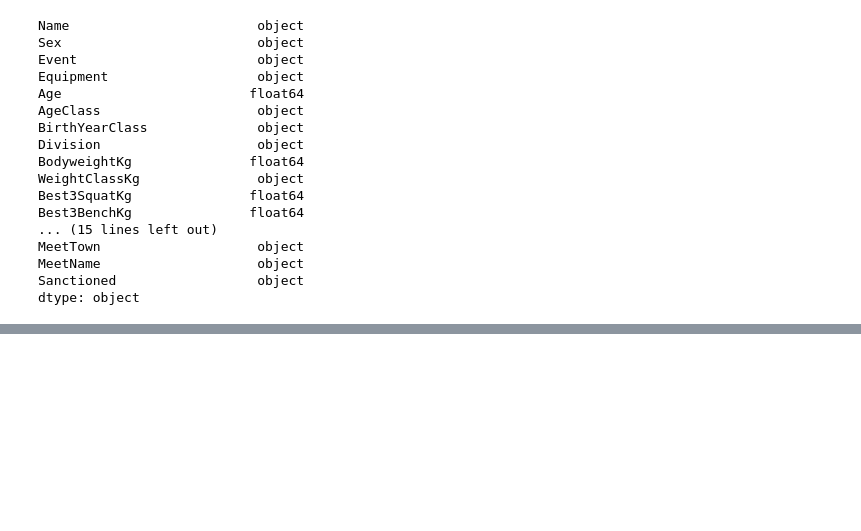
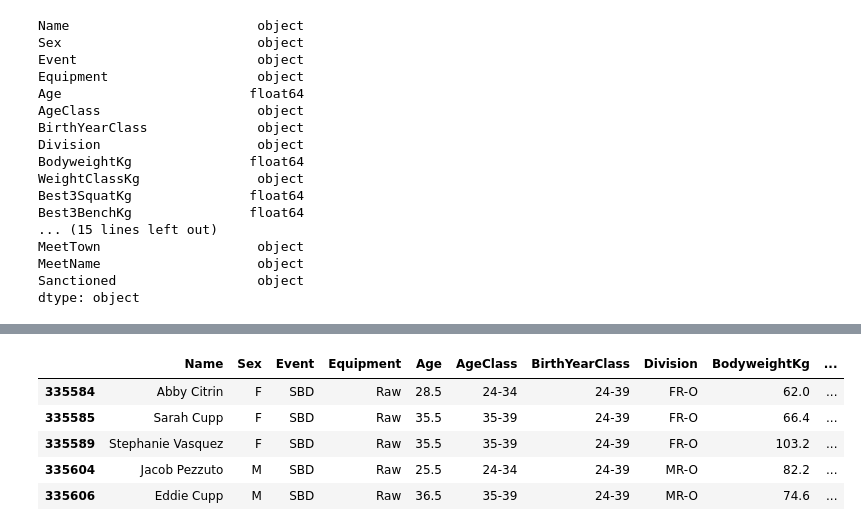
Before and after one commit to say917/Project_Powerlift, a Jupyter notebook: merged_test_v2.ipynb, the cells around one changed output, grey strips where cells are left out. Saved outputs shown, nothing was run; the diff lists cells and outputs as text; code cells hidden in the pictures; blank space fills up the shorter version.

```diff
--- a/merged_test_v2.ipynb
+++ b/merged_test_v2.ipynb
@@ -103,0 +84,9 @@ dtype: object
+# %%
+merged_table.head()
+# %% [output]
+|  | Name | Sex | Event | Equipment | Age | AgeClass | BirthYearClass | Division | BodyweightKg | ... |
+| 335584 | Abby Citrin | F | SBD | Raw | 28.5 | 24-34 | 24-39 | FR-O | 62.0 | ... |
+| 335585 | Sarah Cupp | F | SBD | Raw | 35.5 | 35-39 | 24-39 | FR-O | 66.4 | ... |
+| 335589 | Stephanie Vasquez | F | SBD | Raw | 35.5 | 35-39 | 24-39 | FR-O | 103.2 | ... |
+| 335604 | Jacob Pezzuto | M | SBD | Raw | 25.5 | 24-34 | 24-39 | MR-O | 82.2 | ... |
+| 335606 | Eddie Cupp | M | SBD | Raw | 36.5 | 35-39 | 24-39 | MR-O | 74.6 | ... |
```
Also changed, not shown: parts of 6 cells of this notebook.
